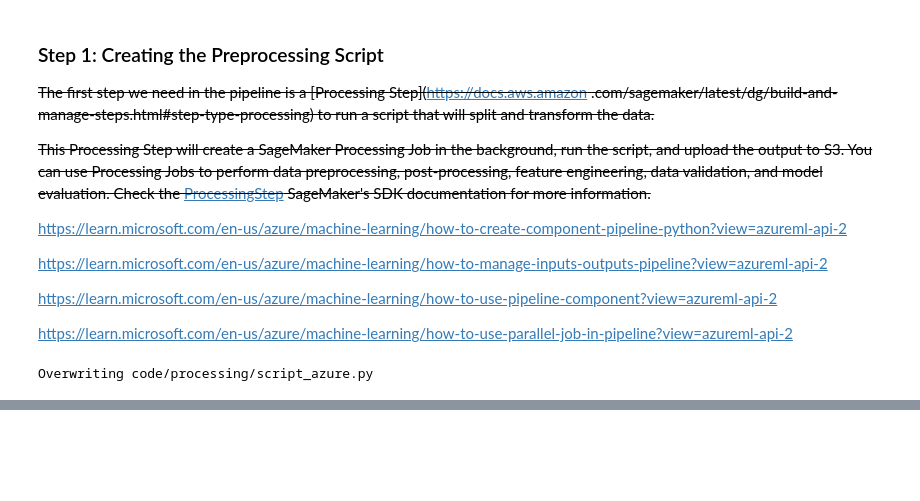
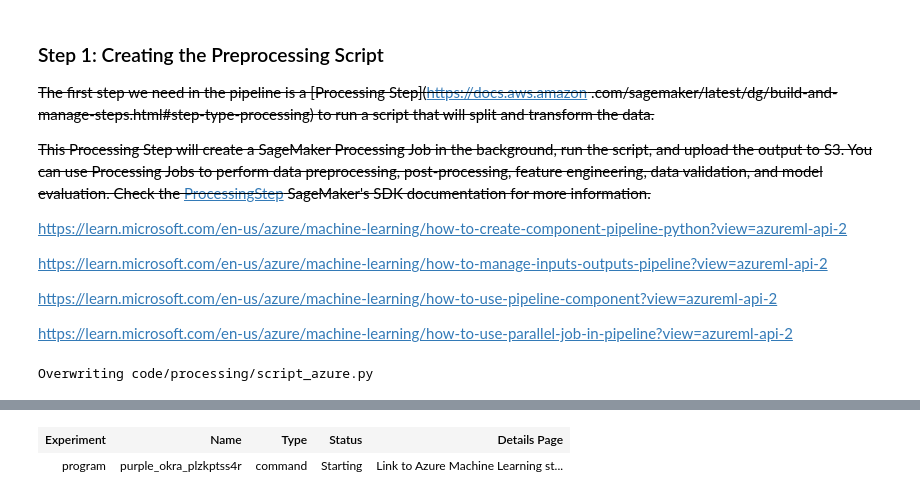
Before and after one commit to agpt8/ml.school, a Jupyter notebook: program/cohort_azure.ipynb, the cells around one changed output, grey strips where cells are left out. Saved outputs shown, nothing was run; the diff lists cells and outputs as text; code cells hidden in the pictures; blank space fills up the shorter version.

```diff
--- a/program/cohort_azure.ipynb
+++ b/program/cohort_azure.ipynb
@@ -834,3 +850,73 @@ client.jobs.stream(pipeline_run.name)
+# %%
+# https://learn.microsoft.com/en-us/azure/machine-learning/how-to-read-write-data-v2?view=azureml-api-2&tabs=python
+# ==============================================================
+# Set the input and output URI paths for the data. Supported paths include:
+# local: `./<path>
+# Blob: wasbs://<container_name>@<account_name>.blob.core.windows.net/<path>
+# ADLS: abfss://<file_system>@<account_name>.dfs.core.windows.net/<path>
+# Datastore: azureml://datastores/<data_store_name>/paths/<path>
+# Data Asset: azureml:<my_data>:<version>
+# As an example, we set the input path to a file on a public blob container
+# As an example, we set the output path to a folder in the default datastore
+# ==============================================================
+input_path = data_asset.path
+output_path = "azureml://datastores/workspaceblobstore/paths/quickstart-output/penguins.csv"
+
+# ==============================================================
+# What type of data are you pointing to?
+# AssetTypes.URI_FILE (a specific file)
+# AssetTypes.URI_FOLDER (a folder)
+# AssetTypes.MLTABLE (a table)
+# The path we set above is a specific file
+# ==============================================================
+data_type = AssetTypes.URI_FILE
+
+# ==============================================================
+# Set the input mode. The most commonly-used modes:
+# InputOutputModes.RO_MOUNT
+# InputOutputModes.DOWNLOAD
+# Set the mode to Read Only (RO) to mount the data
+# ==============================================================
+input_mode = InputOutputModes.RO_MOUNT
+
+# ==============================================================
+# Set the output mode. The most commonly-used modes:
+# InputOutputModes.RW_MOUNT
+# InputOutputModes.UPLOAD
+# Set the mode to Read Write (RW) to mount the data
+# ==============================================================
+output_mode = InputOutputModes.RW_MOUNT
+
+# Set the input and output for the job:
+inputs = {
+    "input_data": Input(type=data_type, path=input_path, mode=input_mode)
+}
+
+outputs = {
+    "output_data": Output(type=data_type,
+                          path=output_path,
+                          mode=output_mode,
+                          # optional: if you want to create a data asset from the output,
+                          # then uncomment name (name can be set without setting version)
+                          # name = "<name_of_data_asset>",
+                          # version = "<version>",
+                          )
+}
+
+# This command job copies the data to your default Datastore
+job = command(
+    command="cp ${{inputs.input_data}} ${{outputs.output_data}}",
+    inputs=inputs,
+    outputs=outputs,
+    environment=f"{pipeline_job_env.name}:{pipeline_job_env.version}",
+    # compute="cpu-cluster",
+)
+
+# Submit the command
+client.jobs.create_or_update(job)
+# %% [output]
+| Experiment | Name | Type | Status | Details Page |
+| program | purple_okra_plzkptss4r | command | Starting | Link to Azure Machine Learning st... |
 # %%
 data_asset = client.data.get("penguins", version="2")
 
```
Also changed, not shown: parts of 15 cells of this notebook.
